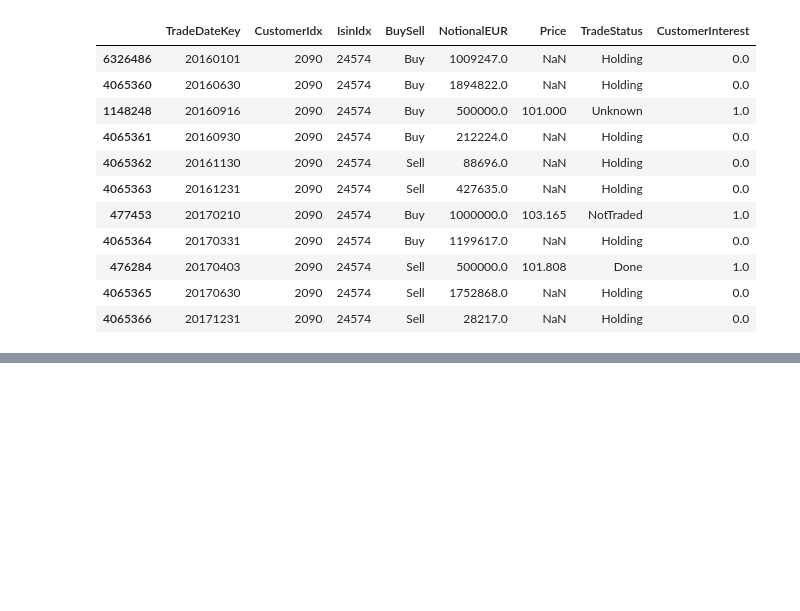
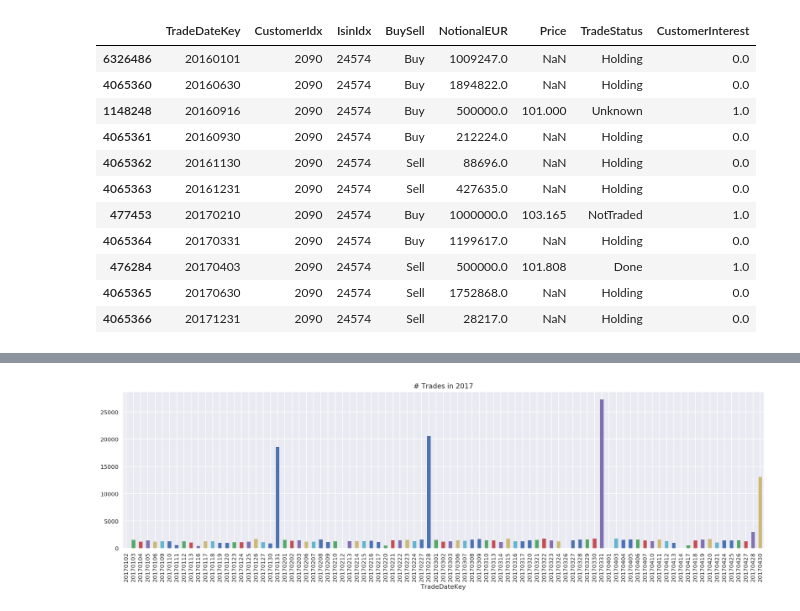
Before and after one commit to Robert-Aduviri/DSG-2018-Qualifiers, a Jupyter notebook: notebooks/robert/RA-01-EDA.ipynb, the cells around one changed output, grey strips where cells are left out. Cells and saved outputs as stored; diff of their text form; code cells hidden in the pictures; blank space fills up the shorter version.

```diff
--- a/notebooks/robert/RA-01-EDA.ipynb
+++ b/notebooks/robert/RA-01-EDA.ipynb
@@ -557,0 +736,4 @@ trade[(trade.CustomerIdx == customer_idx) & (trade.IsinIdx == isin_idx)].sort_va
+# %%
+df[(df.TradeDateKey > 20170000) & (df.TradeDateKey < 20170500)].groupby('TradeDateKey').size().sort_index().plot.bar(figsize=(20,5), title='# Trades in 2017')
+# %% [output]
+[figure, added]
```
Also changed, not shown: parts of 33 cells of this notebook.
